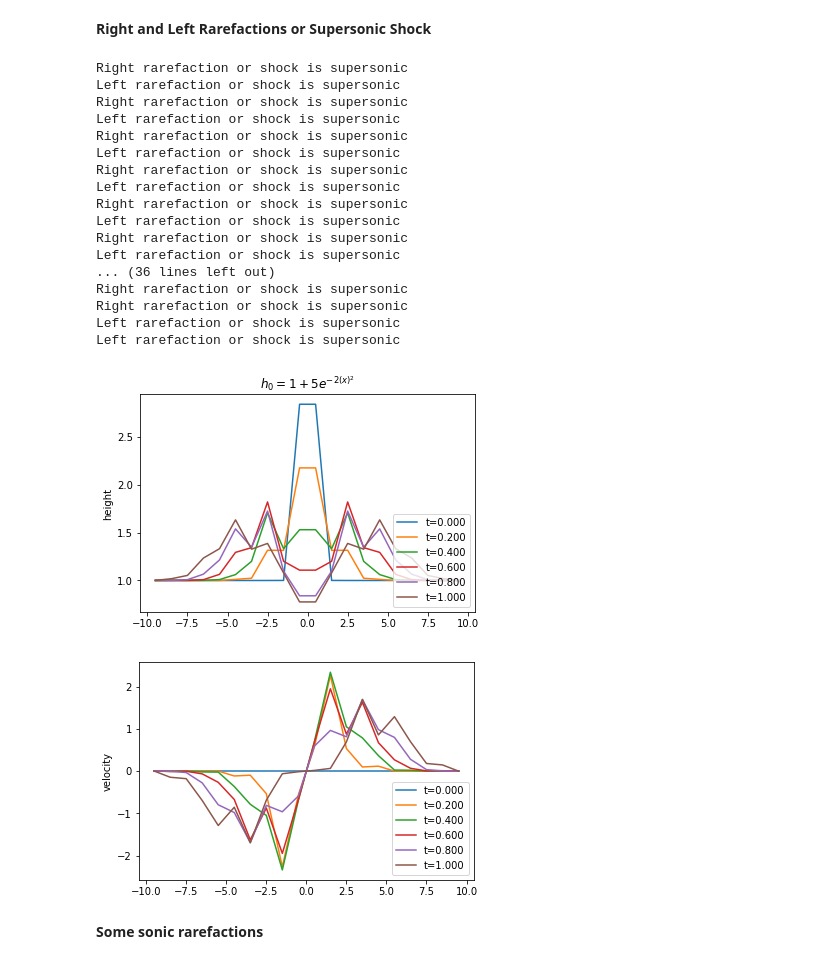
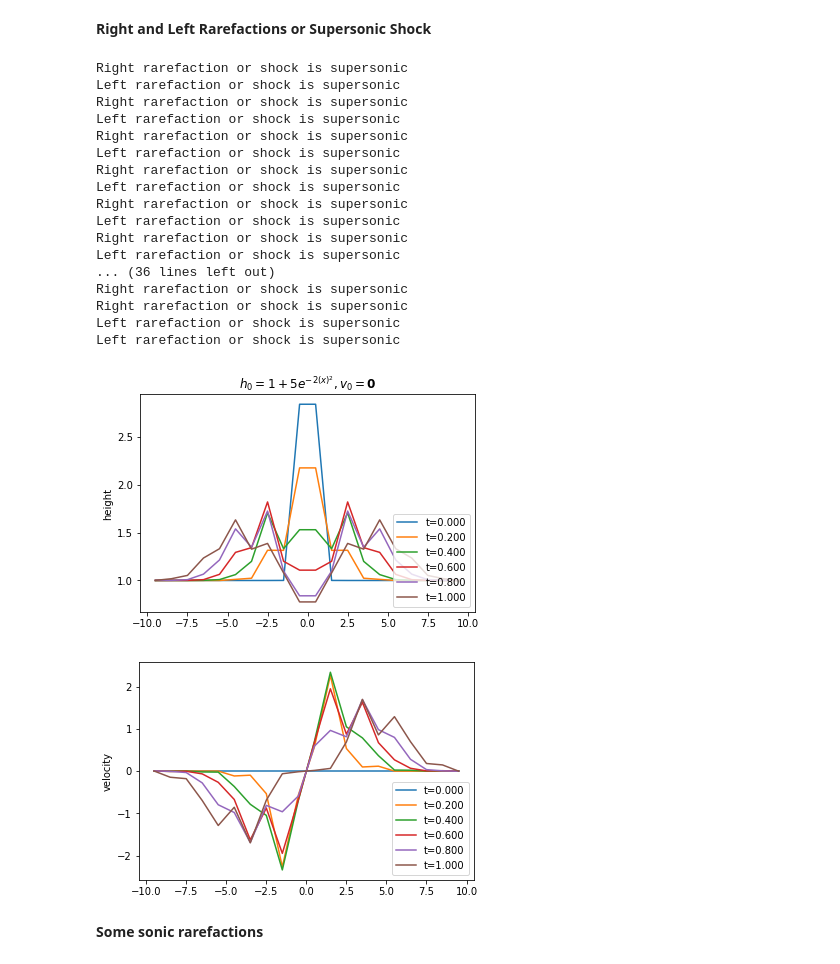
Before and after one commit to sarahaguasvivas/class, a Jupyter notebook: HW4/HW4.ipynb, the cells around one changed output. Saved outputs shown, nothing was run; the diff lists cells and outputs as text; code cells hidden in the pictures.

```diff
--- a/HW4/HW4.ipynb
+++ b/HW4/HW4.ipynb
@@ -231,38 +231,38 @@ def initial_shallow(x):
                         0*x])
 
 x, hist = fvsolve2system(riemann_shallow, initial_shallow, n=20, limit=limit_vl, args=())
-pyplot.title('$h_0= 1+ 5e^{-2(x)^2}$')
+pyplot.title('$h_0= 1+ 5e^{-2(x)^2}, v_0=\mathbf{0}$')
 
 for t, U in hist:
     pyplot.plot(x, U[0], label='t={:.3f}'.format(t))
 pyplot.ylabel('height')
 pyplot.legend(loc='lower right');
 pyplot.figure()
 for t, U in hist:
     pyplot.plot(x, U[1]/U[0], label='t={:.3f}'.format(t))
 pyplot.ylabel('velocity')
 
 pyplot.legend(loc='lower right');
 pyplot.show()
 # %% [output]
 Right rarefaction or shock is supersonic
 Left rarefaction or shock is supersonic
 Right rarefaction or shock is supersonic
 Left rarefaction or shock is supersonic
 Right rarefaction or shock is supersonic
 Left rarefaction or shock is supersonic
 Right rarefaction or shock is supersonic
 Left rarefaction or shock is supersonic
 Right rarefaction or shock is supersonic
 Left rarefaction or shock is supersonic
 Right rarefaction or shock is supersonic
 Left rarefaction or shock is supersonic
 ... (36 lines left out)
 Right rarefaction or shock is supersonic
 Right rarefaction or shock is supersonic
 Left rarefaction or shock is supersonic
 Left rarefaction or shock is supersonic
-[figure, old version]
+[figure, new version]
 [figure]
 # %% [markdown]
 **Some sonic rarefactions**
```
Also changed, not shown: parts of 3 cells of this notebook.
